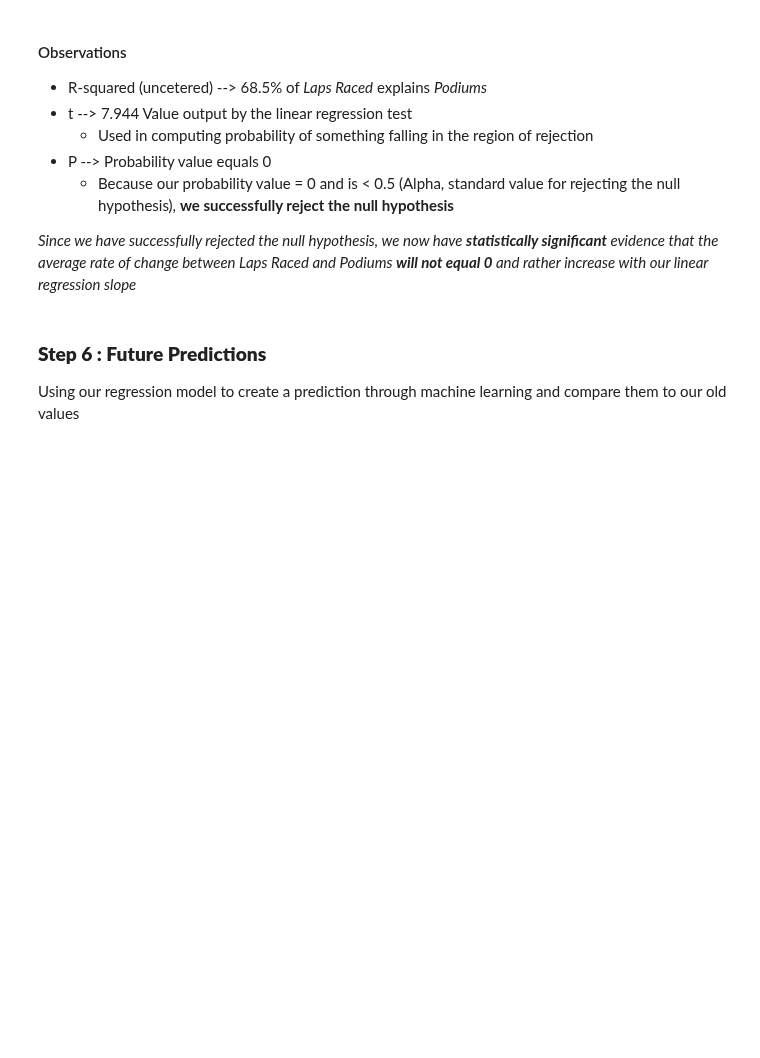
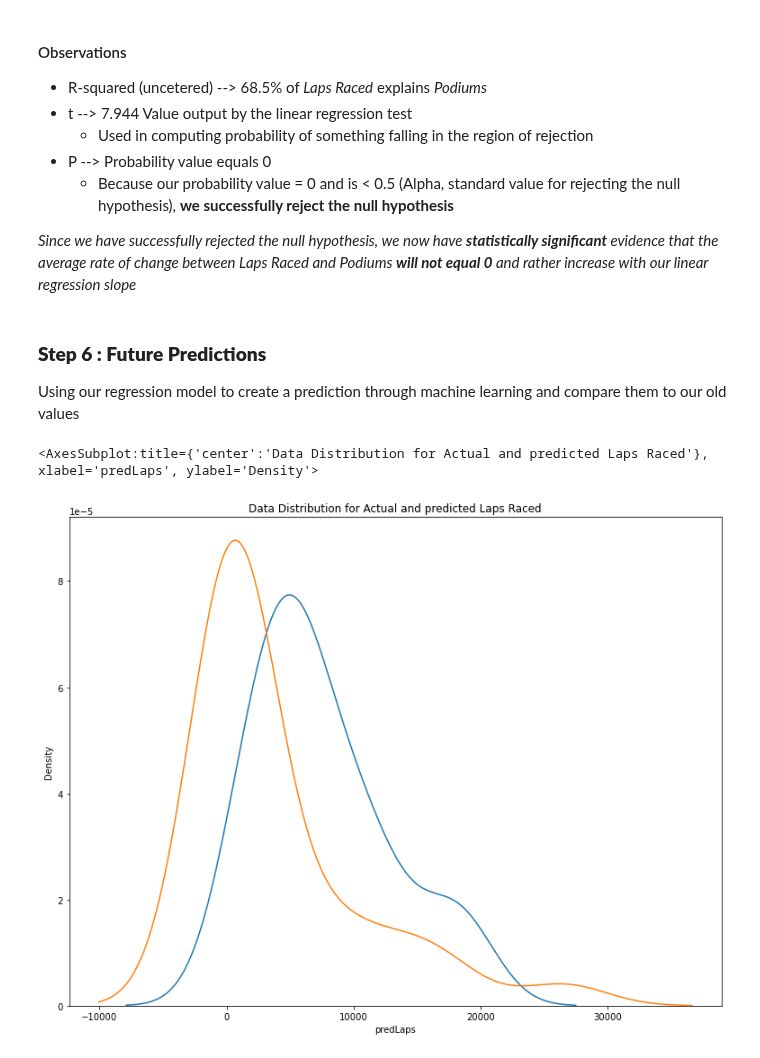
Before and after one commit to mananbhatt5/Tamid-TechEdu-S22, a Jupyter notebook: Final/Echaniz-Fleming-Korada-Final.ipynb, the cells around one changed output. Saved outputs shown, nothing was run; the diff lists cells and outputs as text; code cells hidden in the pictures; blank space fills up the shorter version.

Commit message:
ci: continuous implementation for step 6
adding both graphs comparing machine generated data to our original data, compared graphically

```diff
--- a/Final/Echaniz-Fleming-Korada-Final.ipynb
+++ b/Final/Echaniz-Fleming-Korada-Final.ipynb
@@ -197,3 +197,19 @@ Notes:
 # %% [markdown]
 ### **Step 6 : Future Predictions**
 Using our regression model to create a prediction through machine learning and compare them to our old values
+# %%
+import seaborn as sns
+
+df["predLaps"] = 1
+predictions = results.predict()
+df['predLaps'] = pd.Series(predictions)
+
+warnings.filterwarnings('ignore')
+fig, ax = plt.subplots(figsize=(13,10))
+
+plt.title('Data Distribution for Actual and predicted Laps Raced')
+sns.distplot(df['Laps Raced'], hist = False, label="Actual", ax=ax)
+sns.distplot(df['predLaps'],  hist = False, label="Linear Regression Predictions", ax=ax)
+# %% [output]
+<AxesSubplot:title={'center':'Data Distribution for Actual and predicted Laps Raced'}, xlabel='predLaps', ylabel='Density'>
+[figure, added]
```
Also changed, not shown: parts of 2 cells of this notebook.
